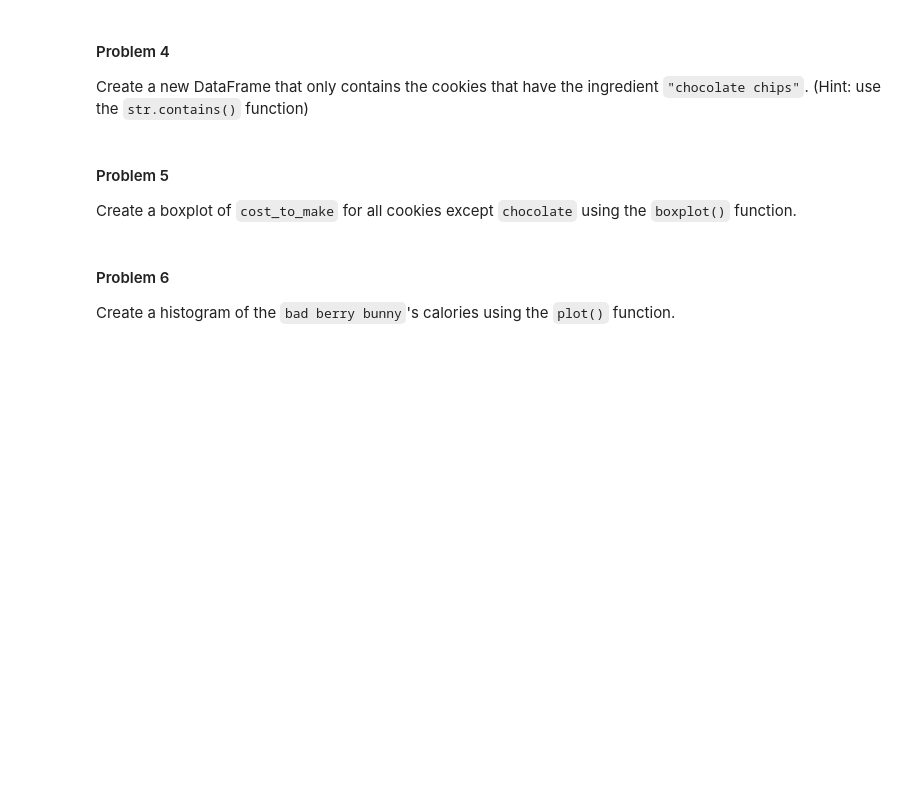
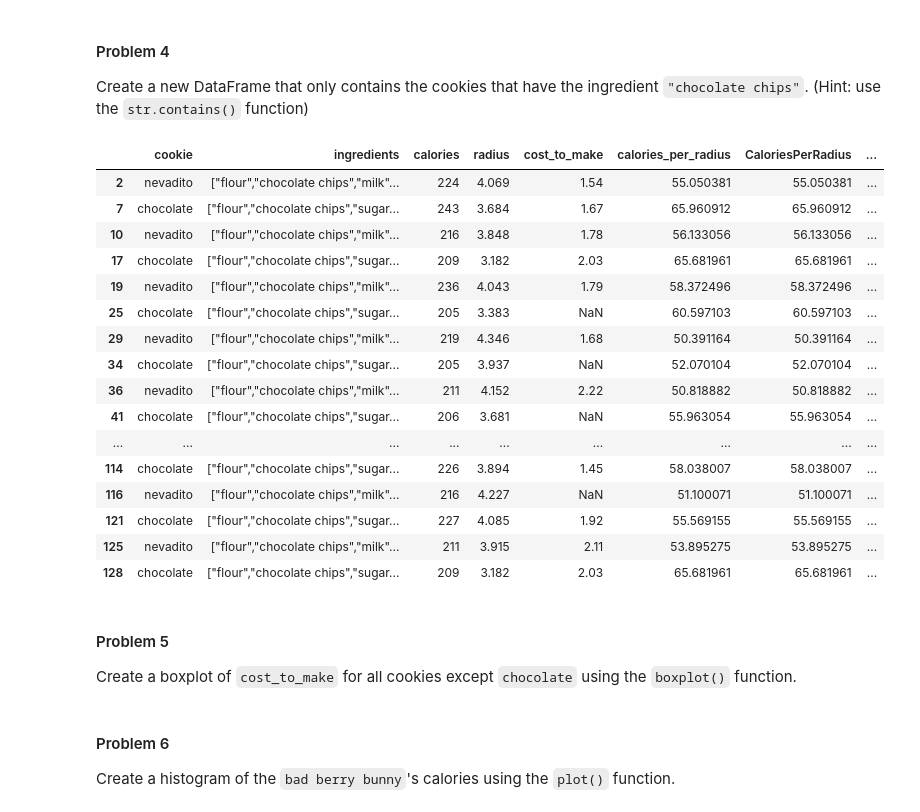
Before and after one commit to gallettilance/Data-Science-Fundamentals, a Jupyter notebook: labs/lab-02/lab02.ipynb, the cells around one changed output. Cells and saved outputs as stored; diff of their text form; code cells hidden in the pictures; blank space fills up the shorter version.

```diff
--- a/labs/lab-02/lab02.ipynb
+++ b/labs/lab-02/lab02.ipynb
@@ -343,0 +358,6 @@ Add a column to the DataFrame that has the value `True` if the cookie has a radi
+# %%
+#Add your code here
+
+df['radius_greater_than_4'] = df['radius'].apply(lambda x: True if x > 4 else False)
+
+df.head()
@@ -349,0 +375,7 @@ Group the data by the `cookie` column, and find the average radius of each cooki
+# %%
+#Add your code here
+
+# Group the data by the `cookie` column, and find the average radius of each cookie. (Hint: use the `groupby()` and `transform()` function). Add this column to the DataFrame.
+df['avg_radius'] = df.groupby('cookie')['radius'].transform('mean')
+
+df.head()
@@ -355,3 +392,29 @@ Create a new DataFrame that only contains the cookies that have the ingredient `
+# %%
+#Add your code here
+
+# Create a new DataFrame that only contains the cookies that have the ingredient `"chocolate chips"`. (Hint: use the `str.contains()` function)
+
+choco_cookies = df[df['ingredients'].str.contains('chocolate chips')]
+
+choco_cookies
+# %% [output]
+|  | cookie | ingredients | calories | radius | cost_to_make | calories_per_radius | CaloriesPerRadius | ... |
+| 2 | nevadito | ["flour","chocolate chips","milk"... | 224 | 4.069 | 1.54 | 55.050381 | 55.050381 | ... |
+| 7 | chocolate | ["flour","chocolate chips","sugar... | 243 | 3.684 | 1.67 | 65.960912 | 65.960912 | ... |
+| 10 | nevadito | ["flour","chocolate chips","milk"... | 216 | 3.848 | 1.78 | 56.133056 | 56.133056 | ... |
+| 17 | chocolate | ["flour","chocolate chips","sugar... | 209 | 3.182 | 2.03 | 65.681961 | 65.681961 | ... |
+| 19 | nevadito | ["flour","chocolate chips","milk"... | 236 | 4.043 | 1.79 | 58.372496 | 58.372496 | ... |
+| 25 | chocolate | ["flour","chocolate chips","sugar... | 205 | 3.383 | NaN | 60.597103 | 60.597103 | ... |
+| 29 | nevadito | ["flour","chocolate chips","milk"... | 219 | 4.346 | 1.68 | 50.391164 | 50.391164 | ... |
+| 34 | chocolate | ["flour","chocolate chips","sugar... | 205 | 3.937 | NaN | 52.070104 | 52.070104 | ... |
+| 36 | nevadito | ["flour","chocolate chips","milk"... | 211 | 4.152 | 2.22 | 50.818882 | 50.818882 | ... |
+| 41 | chocolate | ["flour","chocolate chips","sugar... | 206 | 3.681 | NaN | 55.963054 | 55.963054 | ... |
+| ... | ... | ... | ... | ... | ... | ... | ... | ... |
+| 114 | chocolate | ["flour","chocolate chips","sugar... | 226 | 3.894 | 1.45 | 58.038007 | 58.038007 | ... |
+| 116 | nevadito | ["flour","chocolate chips","milk"... | 216 | 4.227 | NaN | 51.100071 | 51.100071 | ... |
+| 121 | chocolate | ["flour","chocolate chips","sugar... | 227 | 4.085 | 1.92 | 55.569155 | 55.569155 | ... |
+| 125 | nevadito | ["flour","chocolate chips","milk"... | 211 | 3.915 | 2.11 | 53.895275 | 53.895275 | ... |
+| 128 | chocolate | ["flour","chocolate chips","sugar... | 209 | 3.182 | 2.03 | 65.681961 | 65.681961 | ... |
 # %% [markdown]
 #### Problem 5
 
```
Also changed, not shown: parts of 13 cells of this notebook.
